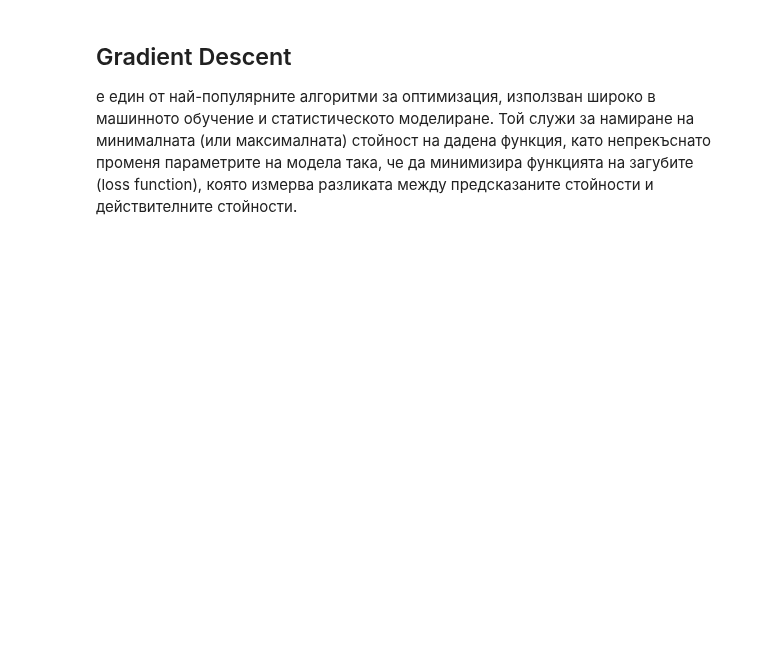
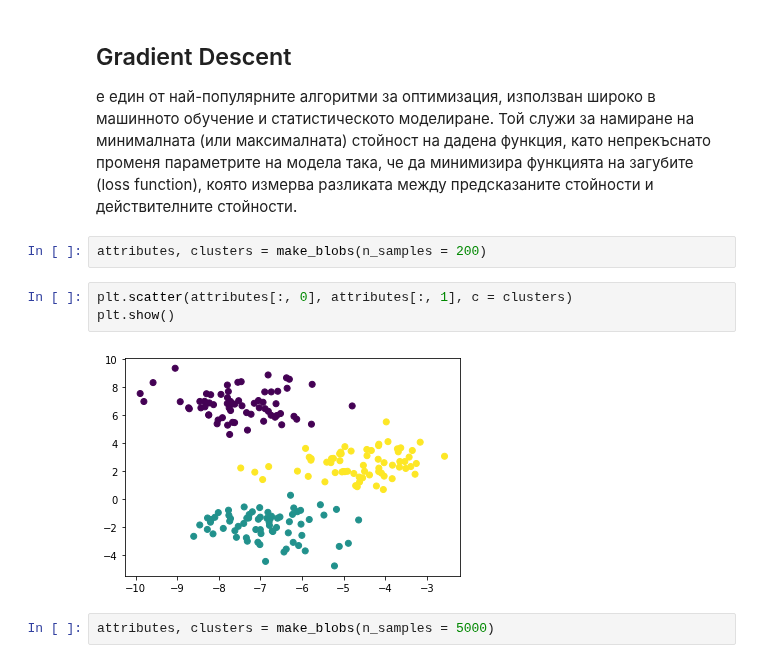
Before and after one commit to GalkaKG/Machine-Learning, a Jupyter notebook: 06.Clustering/Clustering.ipynb, the cells around one changed output. Saved outputs shown, nothing was run; the diff lists cells and outputs as text; blank space fills up the shorter version.

Commit message:
Clustering

```diff
--- a/06.Clustering/Clustering.ipynb
+++ b/06.Clustering/Clustering.ipynb
@@ -129,3 +136,12 @@ array([[-308.5807271 ,  147.37078705,  167.7515234 ,  556.63255991,
 # %% [markdown]
 ## Gradient Descent
 е един от най-популярните алгоритми за оптимизация, използван широко в машинното обучение и статистическото моделиране. Той служи за намиране на минималната (или максималната) стойност на дадена функция, като непрекъснато променя параметрите на модела така, че да минимизира функцията на загубите (loss function), която измерва разликата между предсказаните стойности и действителните стойности.
+# %%
+attributes, clusters = make_blobs(n_samples = 200)
+# %%
+plt.scatter(attributes[:, 0], attributes[:, 1], c = clusters)
+plt.show()
+# %% [output]
+[figure, added]
+# %%
+attributes, clusters = make_blobs(n_samples = 5000)
```
Also changed, not shown: parts of 8 cells of this notebook, 1 other file.
